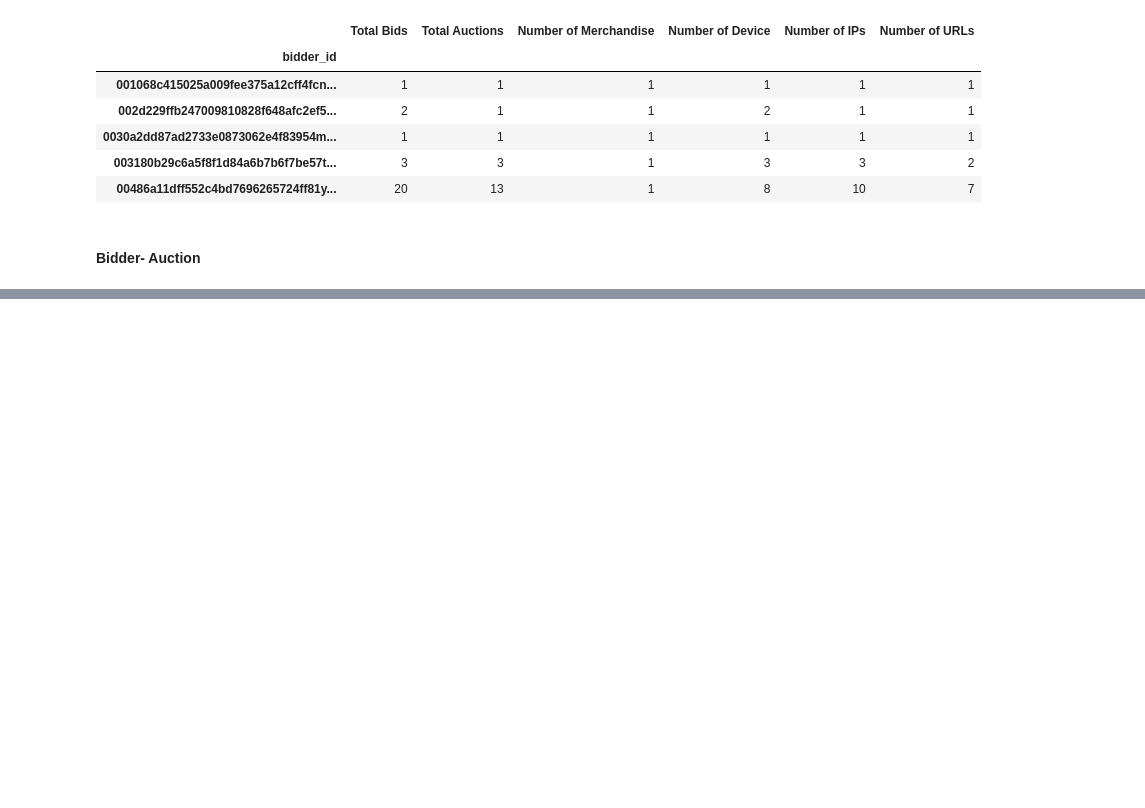
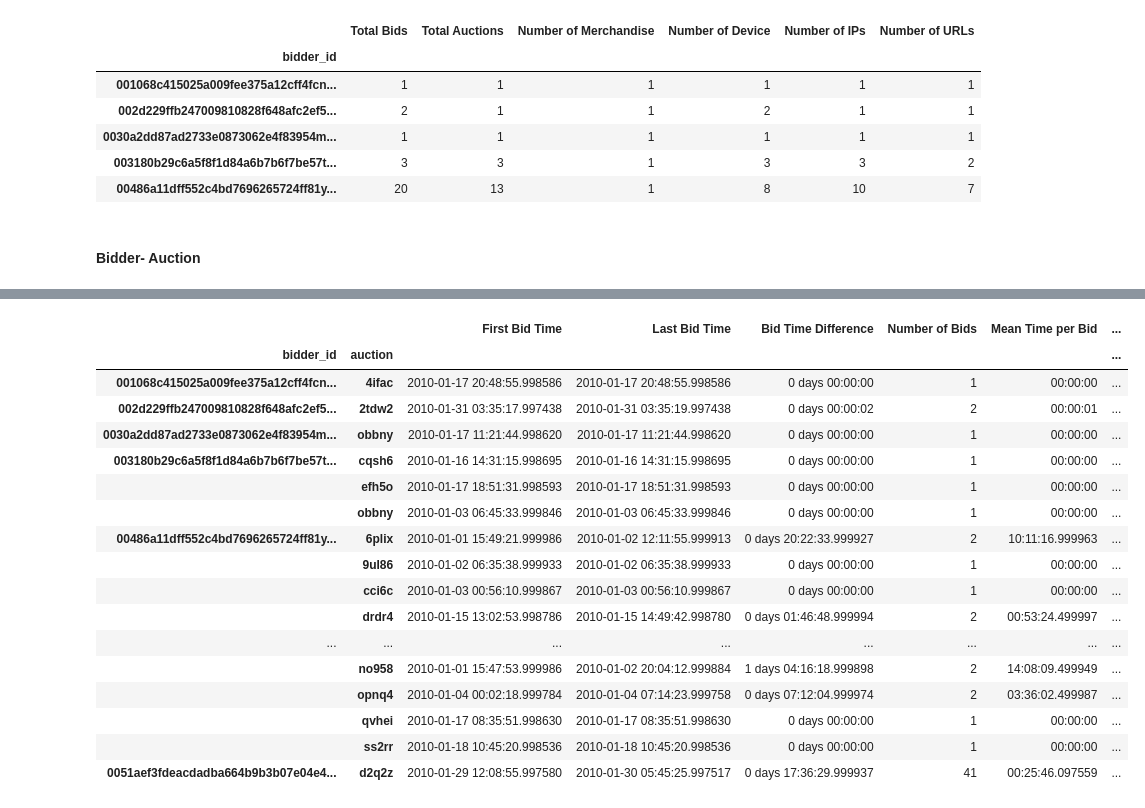
Before and after one commit to madderle/Human-or-Robot, a Jupyter notebook: src/Live Auction.ipynb, the cells around one changed output, grey strips where cells are left out. Saved outputs shown, nothing was run; the diff lists cells and outputs as text; code cells hidden in the pictures; blank space fills up the shorter version.

```diff
--- a/src/Live Auction.ipynb
+++ b/src/Live Auction.ipynb
@@ -273,0 +318,23 @@ time_diff
+# %%
+#Join Auction with Bidder_auction
+bidder_auction_full = bidder_auction.join(auction, how='inner')
+bidder_auction_full.head(20)
+# %% [output]
+|  |  | First Bid Time | Last Bid Time | Bid Time Difference | Number of Bids | Mean Time per Bid | ... |
+| bidder_id | auction |  |  |  |  |  | ... |
+| 001068c415025a009fee375a12cff4fcn... | 4ifac | 2010-01-17 20:48:55.998586 | 2010-01-17 20:48:55.998586 | 0 days 00:00:00 | 1 | 00:00:00 | ... |
+| 002d229ffb247009810828f648afc2ef5... | 2tdw2 | 2010-01-31 03:35:17.997438 | 2010-01-31 03:35:19.997438 | 0 days 00:00:02 | 2 | 00:00:01 | ... |
+| 0030a2dd87ad2733e0873062e4f83954m... | obbny | 2010-01-17 11:21:44.998620 | 2010-01-17 11:21:44.998620 | 0 days 00:00:00 | 1 | 00:00:00 | ... |
+| 003180b29c6a5f8f1d84a6b7b6f7be57t... | cqsh6 | 2010-01-16 14:31:15.998695 | 2010-01-16 14:31:15.998695 | 0 days 00:00:00 | 1 | 00:00:00 | ... |
+|  | efh5o | 2010-01-17 18:51:31.998593 | 2010-01-17 18:51:31.998593 | 0 days 00:00:00 | 1 | 00:00:00 | ... |
+|  | obbny | 2010-01-03 06:45:33.999846 | 2010-01-03 06:45:33.999846 | 0 days 00:00:00 | 1 | 00:00:00 | ... |
+| 00486a11dff552c4bd7696265724ff81y... | 6plix | 2010-01-01 15:49:21.999986 | 2010-01-02 12:11:55.999913 | 0 days 20:22:33.999927 | 2 | 10:11:16.999963 | ... |
+|  | 9ul86 | 2010-01-02 06:35:38.999933 | 2010-01-02 06:35:38.999933 | 0 days 00:00:00 | 1 | 00:00:00 | ... |
+|  | cci6c | 2010-01-03 00:56:10.999867 | 2010-01-03 00:56:10.999867 | 0 days 00:00:00 | 1 | 00:00:00 | ... |
+|  | drdr4 | 2010-01-15 13:02:53.998786 | 2010-01-15 14:49:42.998780 | 0 days 01:46:48.999994 | 2 | 00:53:24.499997 | ... |
+| ... | ... | ... | ... | ... | ... | ... | ... |
+|  | no958 | 2010-01-01 15:47:53.999986 | 2010-01-02 20:04:12.999884 | 1 days 04:16:18.999898 | 2 | 14:08:09.499949 | ... |
+|  | opnq4 | 2010-01-04 00:02:18.999784 | 2010-01-04 07:14:23.999758 | 0 days 07:12:04.999974 | 2 | 03:36:02.499987 | ... |
+|  | qvhei | 2010-01-17 08:35:51.998630 | 2010-01-17 08:35:51.998630 | 0 days 00:00:00 | 1 | 00:00:00 | ... |
+|  | ss2rr | 2010-01-18 10:45:20.998536 | 2010-01-18 10:45:20.998536 | 0 days 00:00:00 | 1 | 00:00:00 | ... |
+| 0051aef3fdeacdadba664b9b3b07e04e4... | d2q2z | 2010-01-29 12:08:55.997580 | 2010-01-30 05:45:25.997517 | 0 days 17:36:29.999937 | 41 | 00:25:46.097559 | ... |
```
Also changed, not shown: parts of 33 cells of this notebook.
